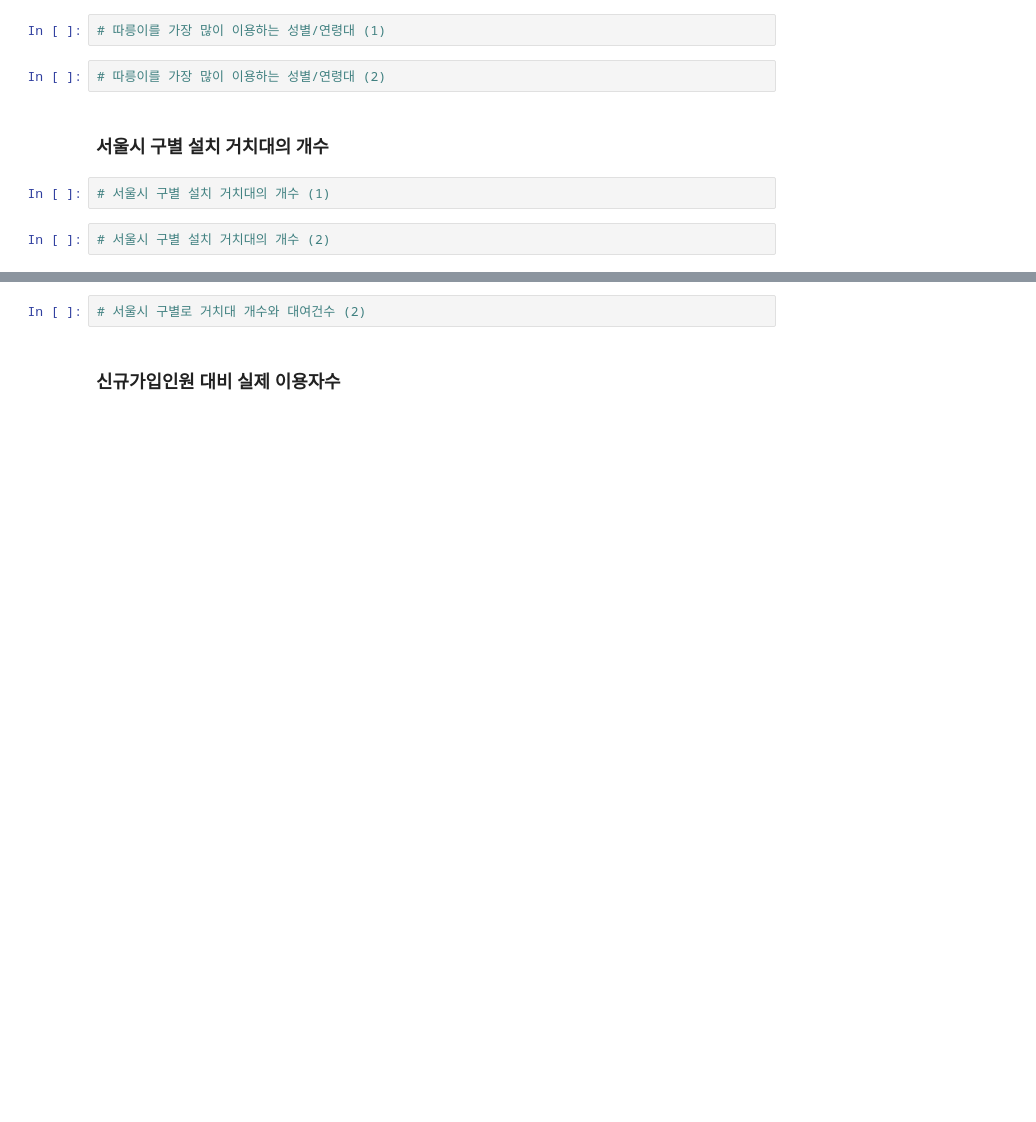
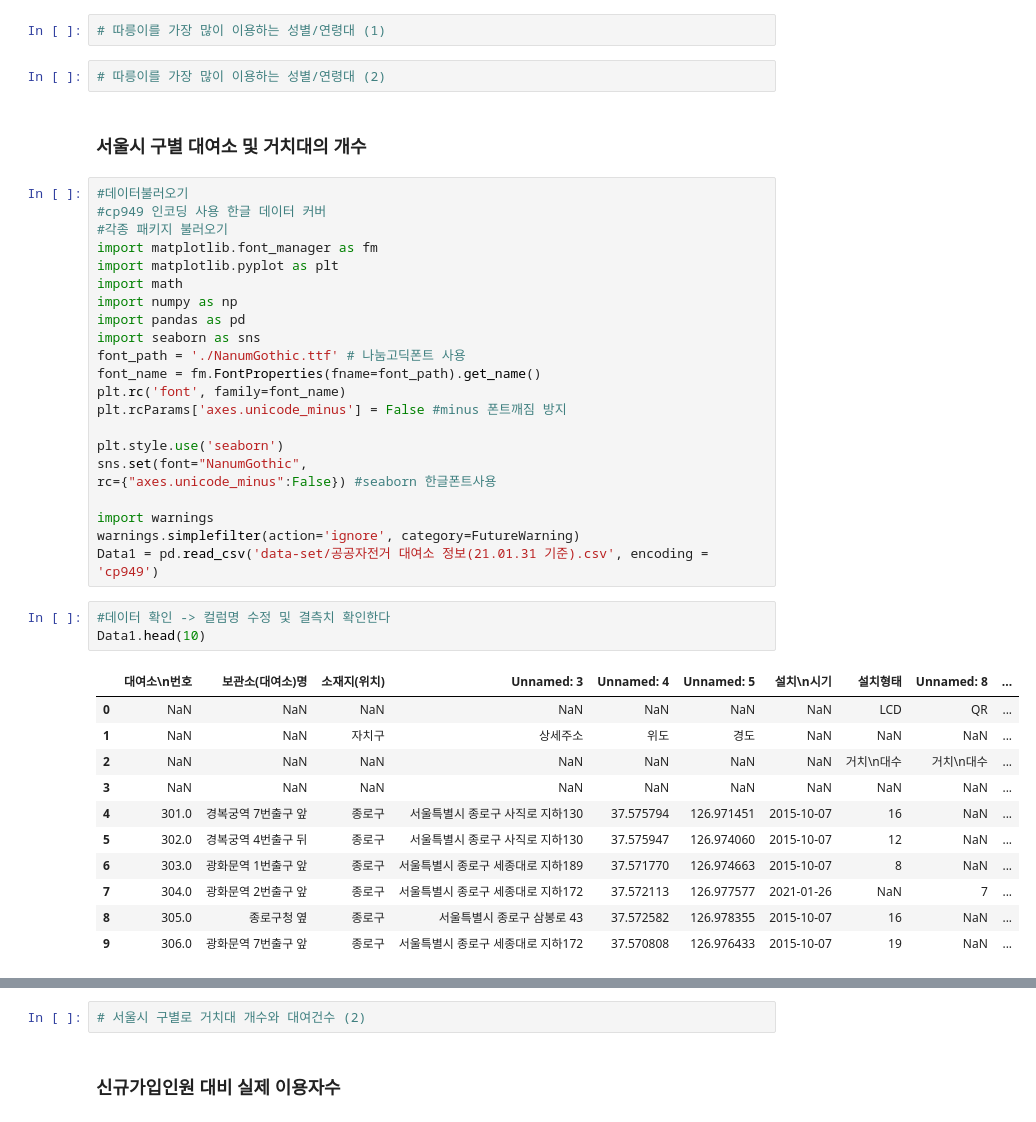
Before and after one commit to yunju727/Opensource-Project, a Jupyter notebook: main.ipynb, the cells around one changed output, grey strips where cells are left out. Drawn from its saved outputs; the diff is of its cells as text; blank space fills up the shorter version.

```diff
--- a/main.ipynb
+++ b/main.ipynb
@@ -157,8 +159,41 @@ memory usage: 141.4+ MB
 # %%
 # 따릉이를 가장 많이 이용하는 성별/연령대 (2)
 # %% [markdown]
-### 서울시 구별 설치 거치대의 개수
+### 서울시 구별 대여소 및 거치대의 개수
-# %%
-# 서울시 구별 설치 거치대의 개수 (1)
-# %%
-# 서울시 구별 설치 거치대의 개수 (2)
+# %%
+#데이터불러오기
+#cp949 인코딩 사용 한글 데이터 커버
+#각종 패키지 불러오기
+import matplotlib.font_manager as fm
+import matplotlib.pyplot as plt
+import math
+import numpy as np
+import pandas as pd
+import seaborn as sns
+font_path = './NanumGothic.ttf' # 나눔고딕폰트 사용
+font_name = fm.FontProperties(fname=font_path).get_name()
+plt.rc('font', family=font_name)
+plt.rcParams['axes.unicode_minus'] = False #minus 폰트깨짐 방지
+
+plt.style.use('seaborn')
+sns.set(font="NanumGothic",
+rc={"axes.unicode_minus":False}) #seaborn 한글폰트사용
+
+import warnings
+warnings.simplefilter(action='ignore', category=FutureWarning)
+Data1 = pd.read_csv('data-set/공공자전거 대여소 정보(21.01.31 기준).csv', encoding = 'cp949')
+# %%
+#데이터 확인 -> 컬럼명 수정 및 결측치 확인한다
+Data1.head(10)
+# %% [output]
+|  | 대여소\n번호 | 보관소(대여소)명 | 소재지(위치) | Unnamed: 3 | Unnamed: 4 | Unnamed: 5 | 설치\n시기 | 설치형태 | Unnamed: 8 | ... |
+| 0 | NaN | NaN | NaN | NaN | NaN | NaN | NaN | LCD | QR | ... |
+| 1 | NaN | NaN | 자치구 | 상세주소 | 위도 | 경도 | NaN | NaN | NaN | ... |
+| 2 | NaN | NaN | NaN | NaN | NaN | NaN | NaN | 거치\n대수 | 거치\n대수 | ... |
+| 3 | NaN | NaN | NaN | NaN | NaN | NaN | NaN | NaN | NaN | ... |
+| 4 | 301.0 | 경복궁역 7번출구 앞 | 종로구 | 서울특별시 종로구 사직로 지하130 | 37.575794 | 126.971451 | 2015-10-07 | 16 | NaN | ... |
+| 5 | 302.0 | 경복궁역 4번출구 뒤 | 종로구 | 서울특별시 종로구 사직로 지하130 | 37.575947 | 126.974060 | 2015-10-07 | 12 | NaN | ... |
+| 6 | 303.0 | 광화문역 1번출구 앞 | 종로구 | 서울특별시 종로구 세종대로 지하189 | 37.571770 | 126.974663 | 2015-10-07 | 8 | NaN | ... |
+| 7 | 304.0 | 광화문역 2번출구 앞 | 종로구 | 서울특별시 종로구 세종대로 지하172 | 37.572113 | 126.977577 | 2021-01-26 | NaN | 7 | ... |
+| 8 | 305.0 | 종로구청 옆 | 종로구 | 서울특별시 종로구 삼봉로 43 | 37.572582 | 126.978355 | 2015-10-07 | 16 | NaN | ... |
+| 9 | 306.0 | 광화문역 7번출구 앞 | 종로구 | 서울특별시 종로구 세종대로 지하172 | 37.570808 | 126.976433 | 2015-10-07 | 19 | NaN | ... |
```
Also changed, not shown: parts of 14 cells of this notebook, 2 other files.
